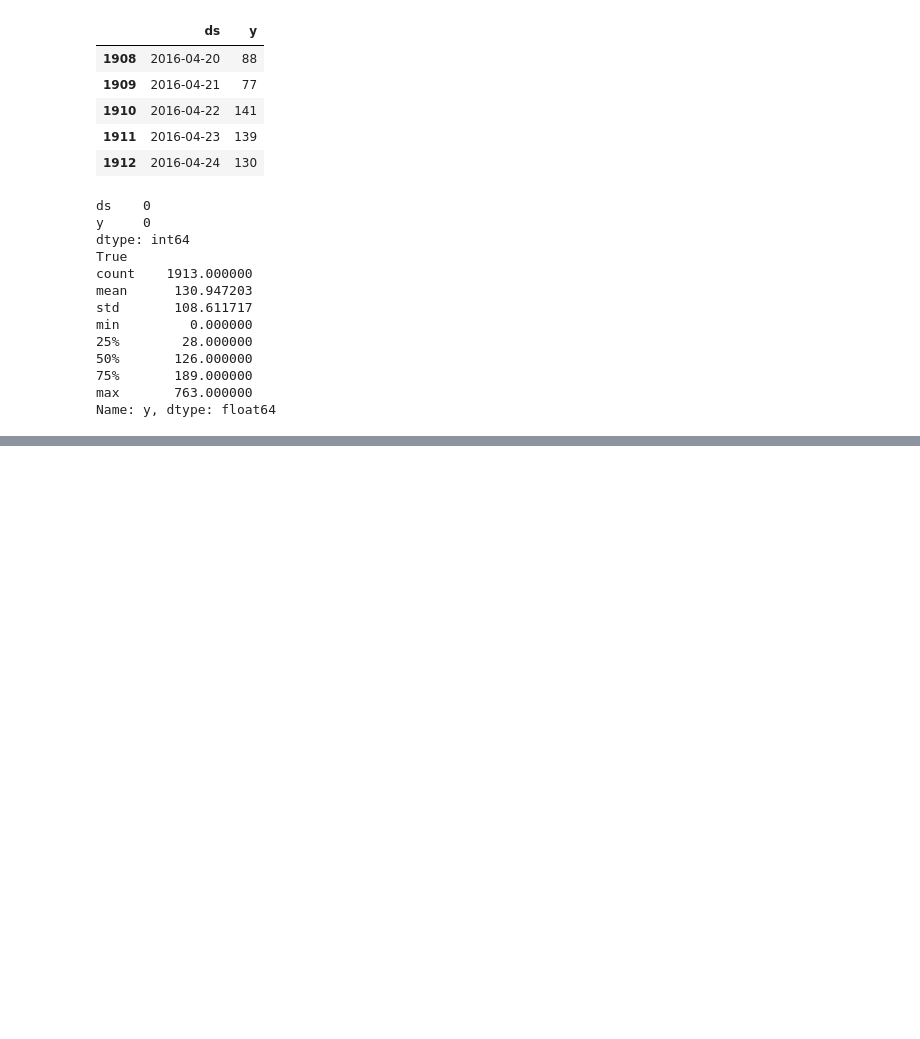
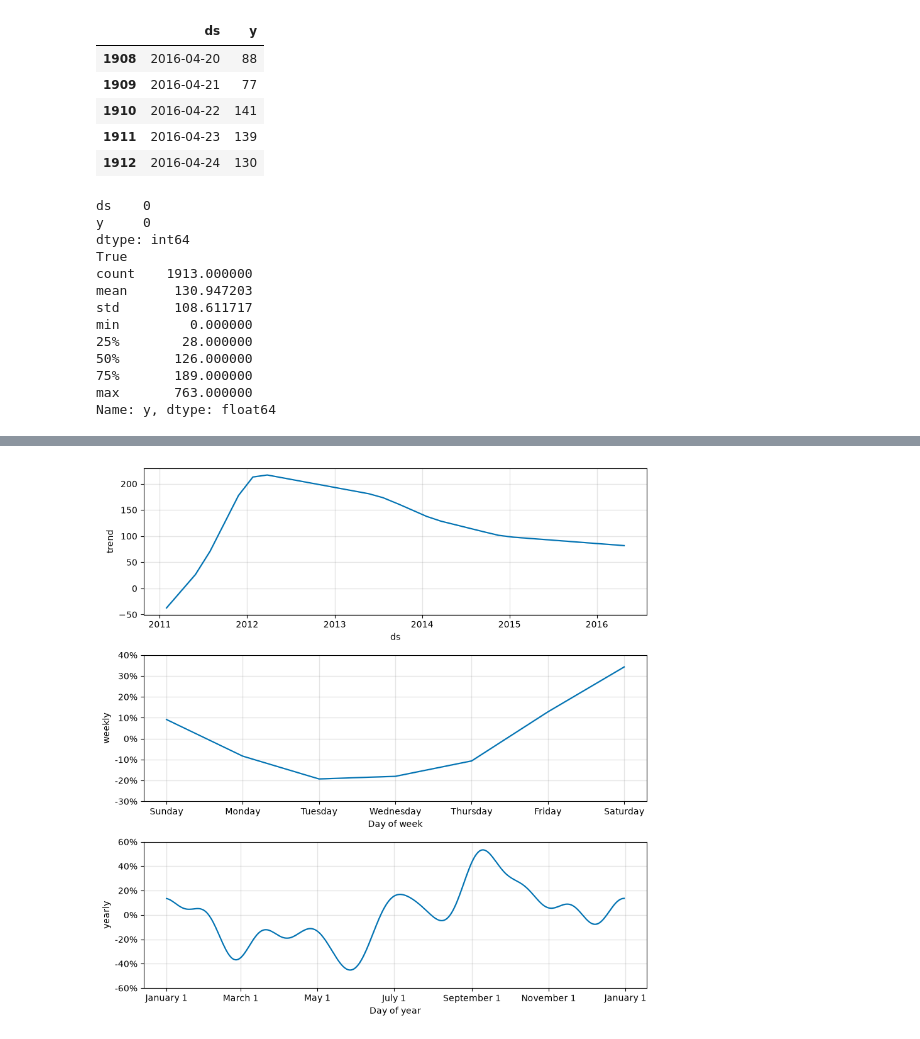
Before and after one commit to Tharuni-23/Retail-demand-forecasting-and-inventory-optimization, a Jupyter notebook: Notebooks/02_time_series_forecasting.ipynb, the cells around one changed output, grey strips where cells are left out. Cells and saved outputs as stored; diff of their text form; code cells hidden in the pictures; blank space fills up the shorter version.

```diff
--- a/Notebooks/02_time_series_forecasting.ipynb
+++ b/Notebooks/02_time_series_forecasting.ipynb
@@ -286,0 +378,4 @@ Prophet installed: False
+# %%
+fig2 = model.plot_components(forecast)
+# %% [output]
+[figure, added]
```
Also changed, not shown: parts of 18 cells of this notebook, 1 other file.
